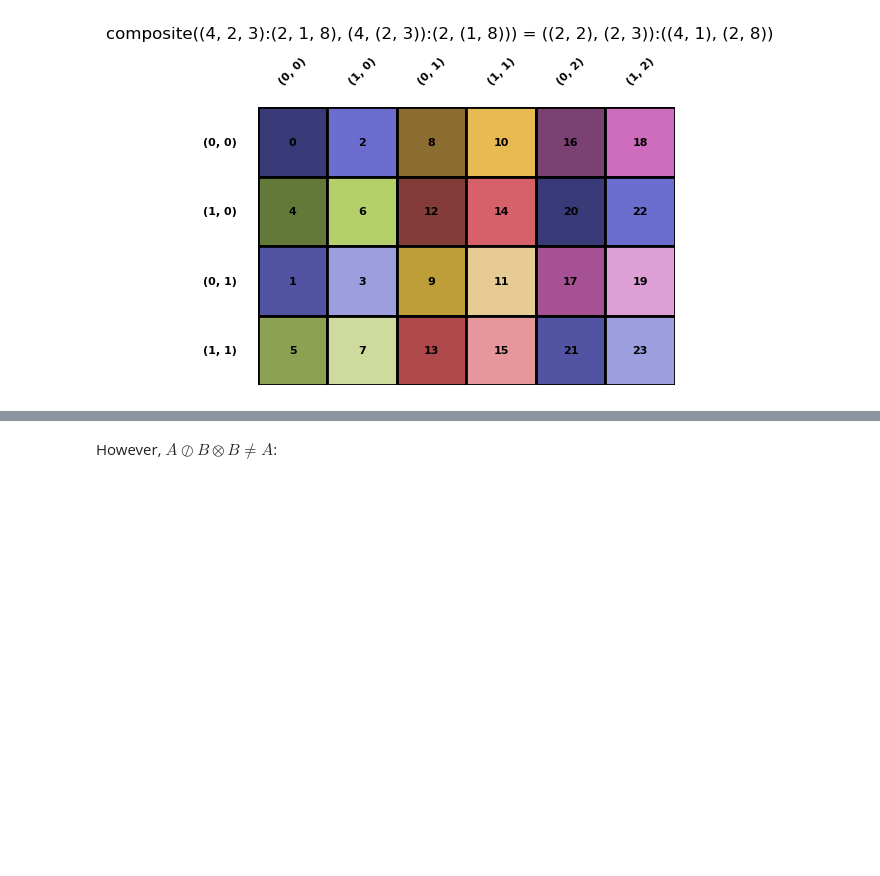
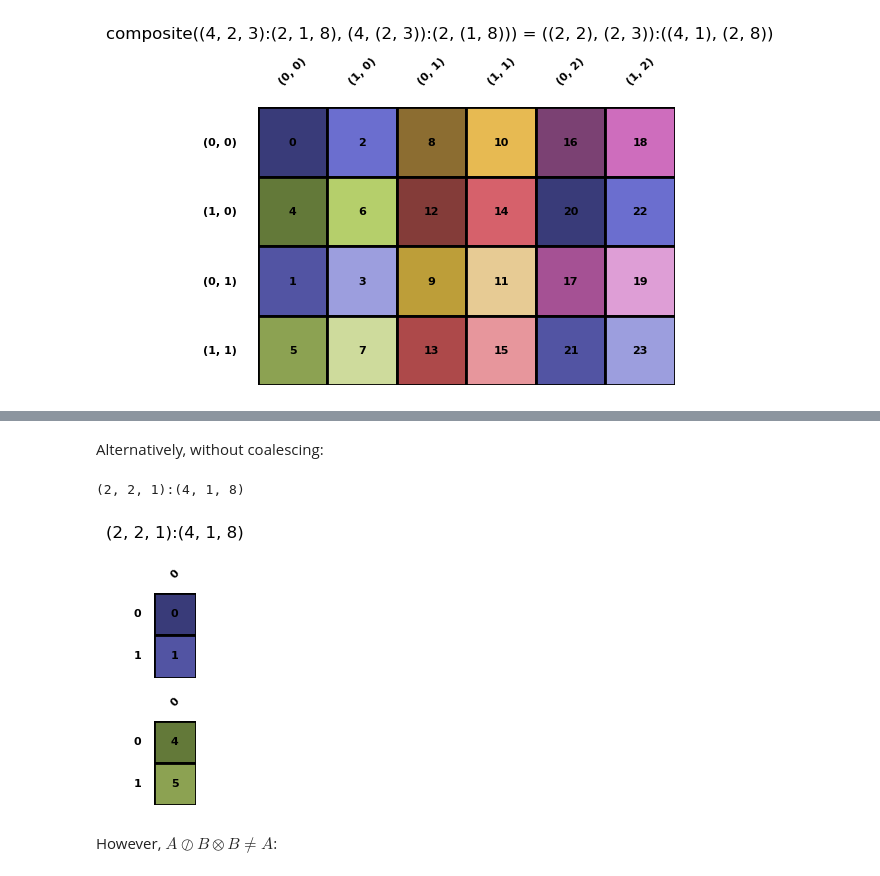
Before and after one commit to w32zhong/simp-intelligence, a Jupyter notebook: simp_intelligence/math/layout_advanced.ipynb, the cells around one changed output, grey strips where cells are left out. Saved outputs shown, nothing was run; the diff lists cells and outputs as text; code cells hidden in the pictures; blank space fills up the shorter version.

```diff
--- a/simp_intelligence/math/layout_advanced.ipynb
+++ b/simp_intelligence/math/layout_advanced.ipynb
@@ -32,3 +40,10 @@ A.size() = 24
+# %% [markdown]
+Alternatively, without coalescing:
+# %%
+Layout.from_string('(2,2,1):(4,1,8)').visualize()
+# %% [output]
+(2, 2, 1):(4, 1, 8)
+[figure, added]
 # %% [markdown]
 However, $A \oslash B \otimes B \not= A$:
 # %%
```
Also changed, not shown: parts of 2 cells of this notebook.
